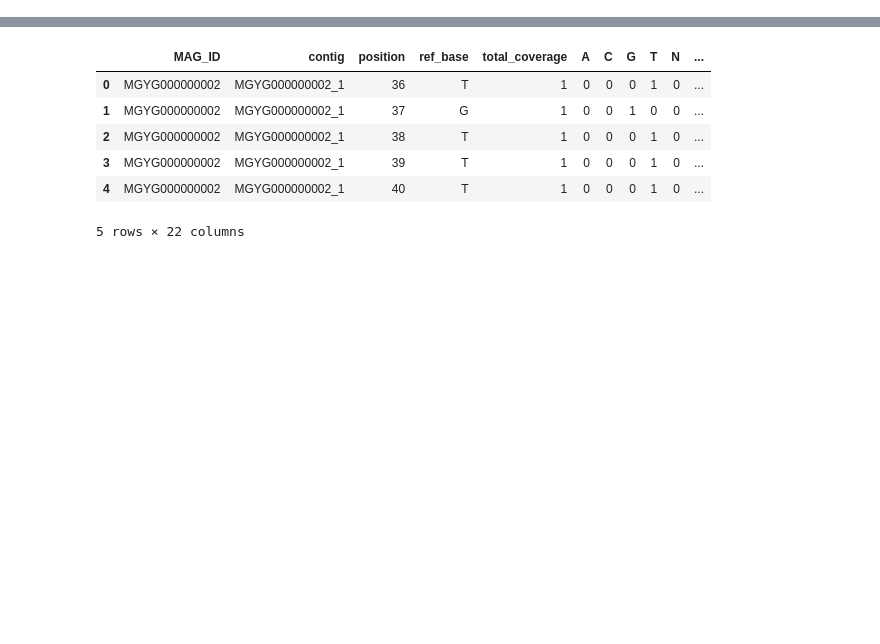
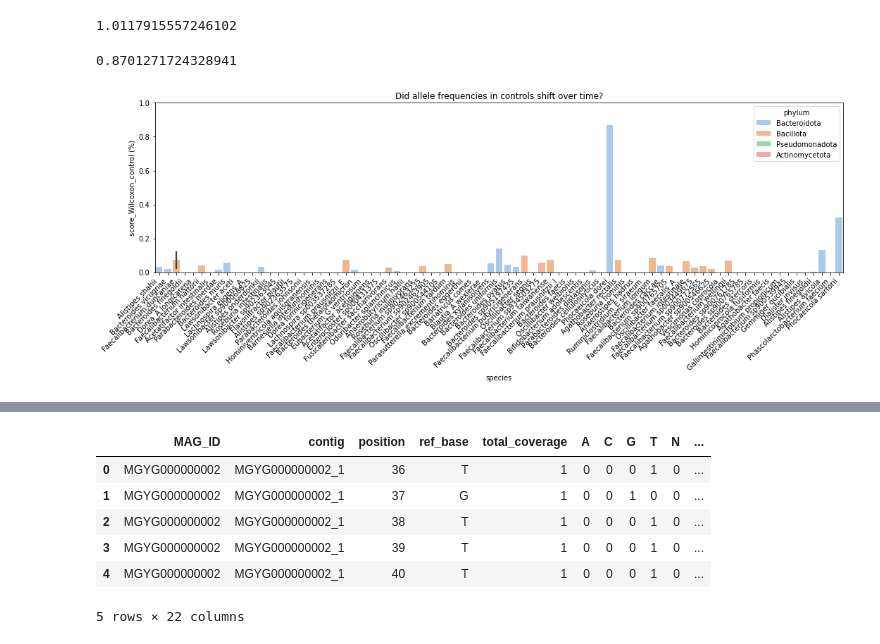
Before and after one commit to jindongmin/AlleleFlux_analysis, a Jupyter notebook: AlleleFre.ipynb, the cells around one changed output, grey strips where cells are left out. Saved outputs shown, nothing was run; the diff lists cells and outputs as text; code cells hidden in the pictures; blank space fills up the shorter version.

Commit message:
plot

```diff
--- a/AlleleFre.ipynb
+++ b/AlleleFre.ipynb
@@ -5,0 +41,3 @@ import numpy as np
+# %%
+df_control_control = pd.read_csv("MAG/scores_single_sample-initial_second-UC_control_control-MAGs.tsv", sep="\t")
+df_control_control
@@ -5,0 +58,21 @@ import numpy as np
+# %%
+df_control_control['score_tTest_control (%)'].max()
+# %% [output]
+1.0117915557246102
+# %%
+df_control_control['score_Wilcoxon_control (%)'].max() #non-parrametric
+# %% [output]
+0.8701271724328941
+# %%
+plt.figure(figsize=(15,6))
+sns.barplot(data=df_control_control, x='species', y='score_Wilcoxon_control (%)', palette='pastel', hue='phylum')
+plt.xticks(rotation=45, ha='right')
+# Set y-axis from 0 to 1 with step 0.2
+plt.ylim(0, 1)
+plt.yticks([0, 0.2, 0.4, 0.6, 0.8, 1.0])
+
+plt.title("Did allele frequencies in controls shift over time?")
+plt.tight_layout()
+plt.show()
+# %% [output]
+[figure, added]
```
Also changed, not shown: parts of 22 cells of this notebook, 1 other file.
